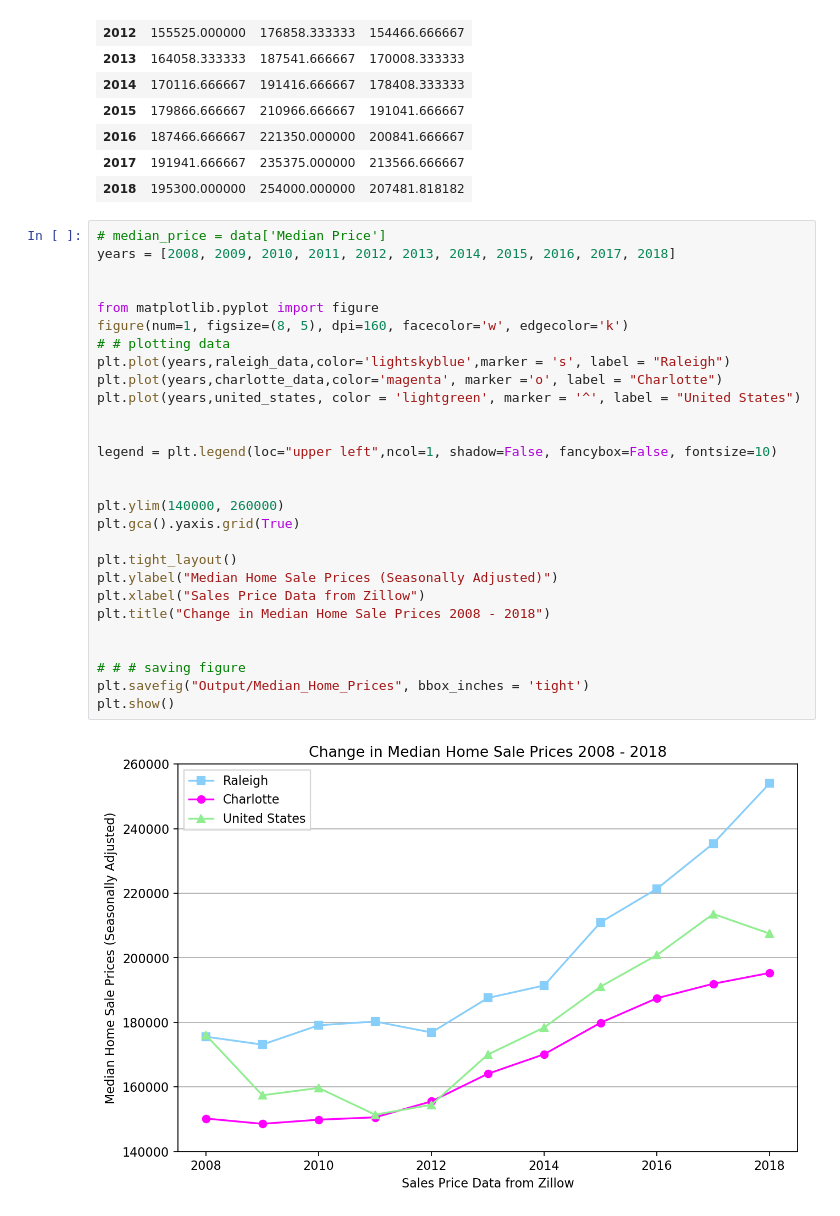
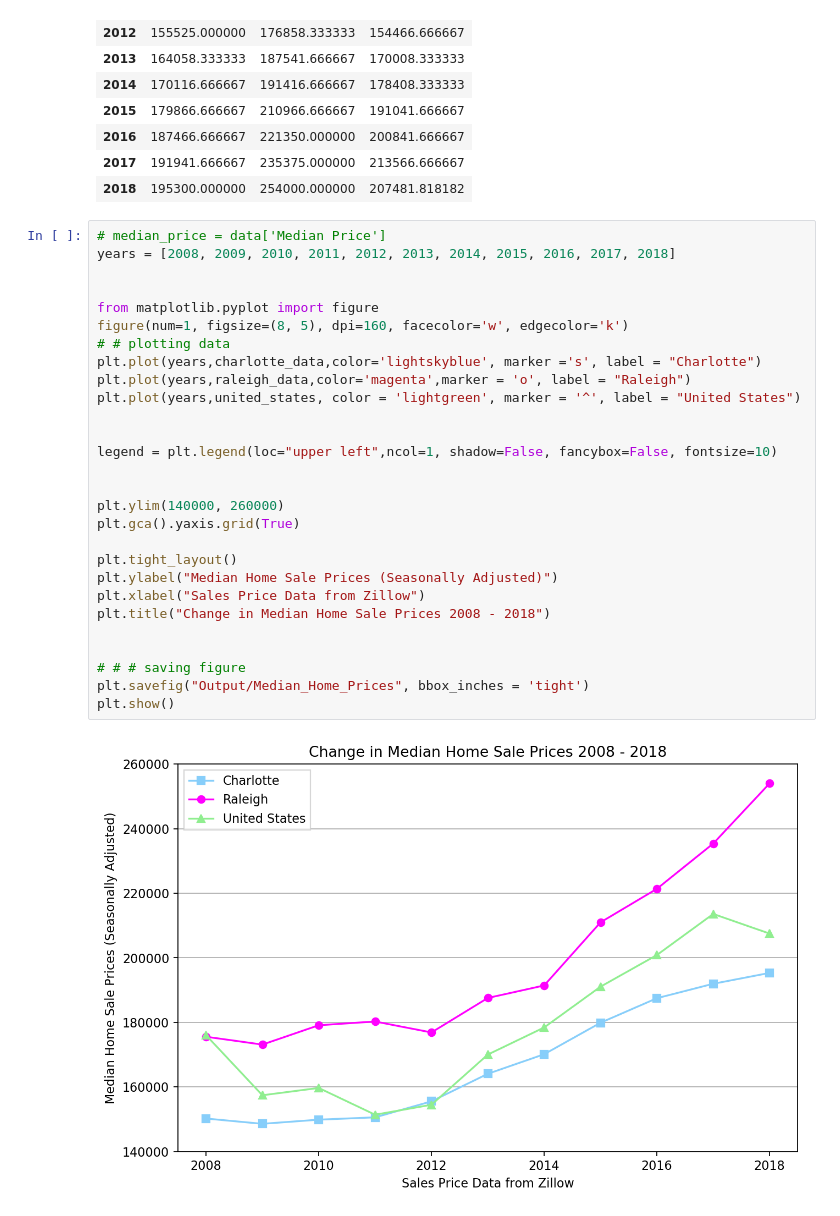
Before and after one commit to JANSSOC/Group6_Project, a Jupyter notebook: Zillow Data - Copy.ipynb, the cells around one changed output. Cells and saved outputs as stored; diff of their text form.

Commit message:
corrected some errors on charts, pushing changes

```diff
--- a/Zillow Data - Copy.ipynb
+++ b/Zillow Data - Copy.ipynb
@@ -63,30 +63,30 @@ combined_cities
 # %%
 # median_price = data['Median Price']
 years = [2008, 2009, 2010, 2011, 2012, 2013, 2014, 2015, 2016, 2017, 2018]
 
 
 from matplotlib.pyplot import figure
 figure(num=1, figsize=(8, 5), dpi=160, facecolor='w', edgecolor='k')
 # # plotting data
-plt.plot(years,raleigh_data,color='lightskyblue',marker = 's', label = "Raleigh")
-plt.plot(years,charlotte_data,color='magenta', marker ='o', label = "Charlotte")
+plt.plot(years,charlotte_data,color='lightskyblue', marker ='s', label = "Charlotte")
+plt.plot(years,raleigh_data,color='magenta',marker = 'o', label = "Raleigh")
 plt.plot(years,united_states, color = 'lightgreen', marker = '^', label = "United States")
 
 
 legend = plt.legend(loc="upper left",ncol=1, shadow=False, fancybox=False, fontsize=10)
 
 
 plt.ylim(140000, 260000)
 plt.gca().yaxis.grid(True)
 
 plt.tight_layout()
 plt.ylabel("Median Home Sale Prices (Seasonally Adjusted)")
 plt.xlabel("Sales Price Data from Zillow")
 plt.title("Change in Median Home Sale Prices 2008 - 2018")
 
 
 # # # saving figure
 plt.savefig("Output/Median_Home_Prices", bbox_inches = 'tight')
 plt.show()
 # %% [output]
-[figure, old version]
+[figure, new version]
```
Also changed, not shown: 1 other file.
